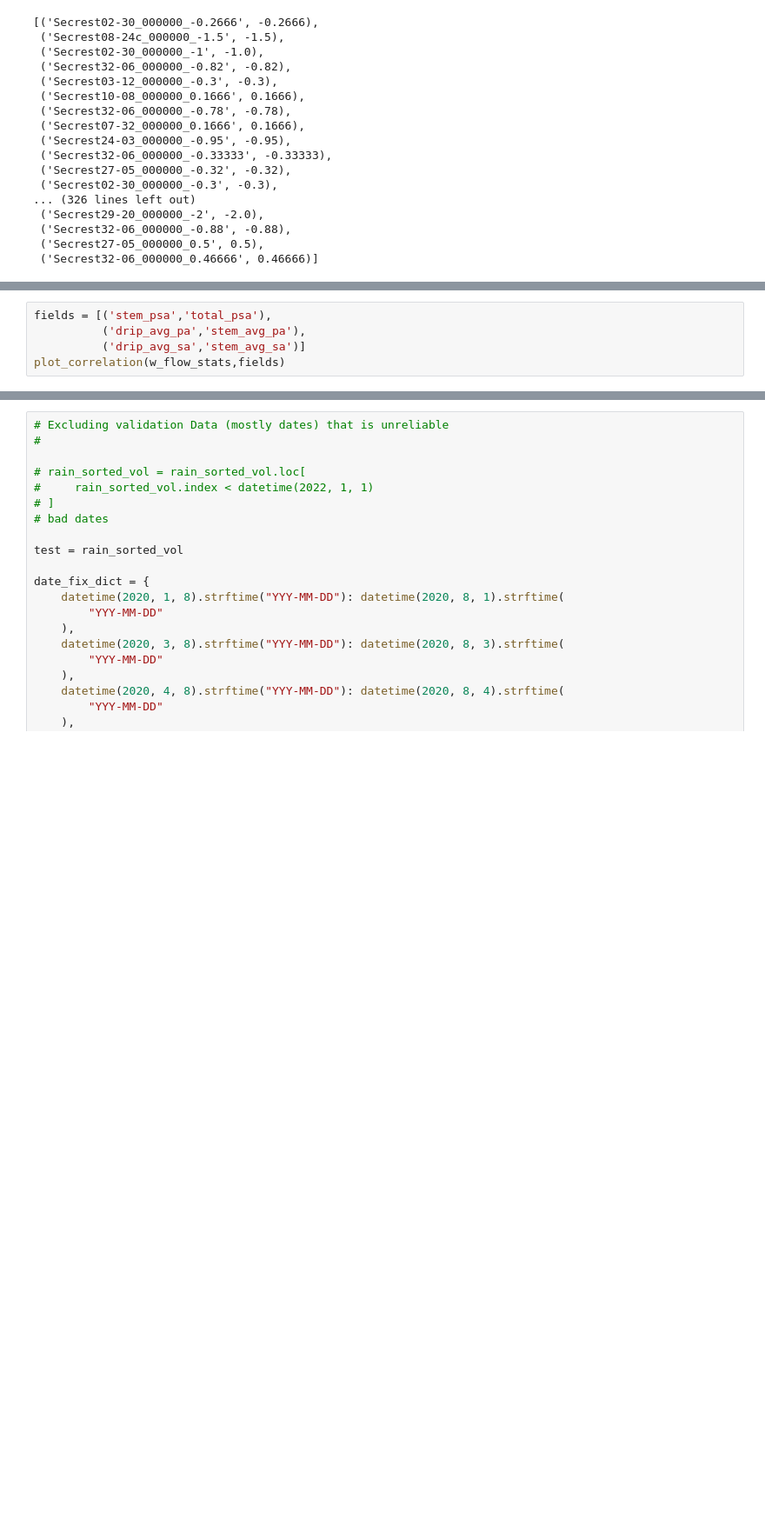
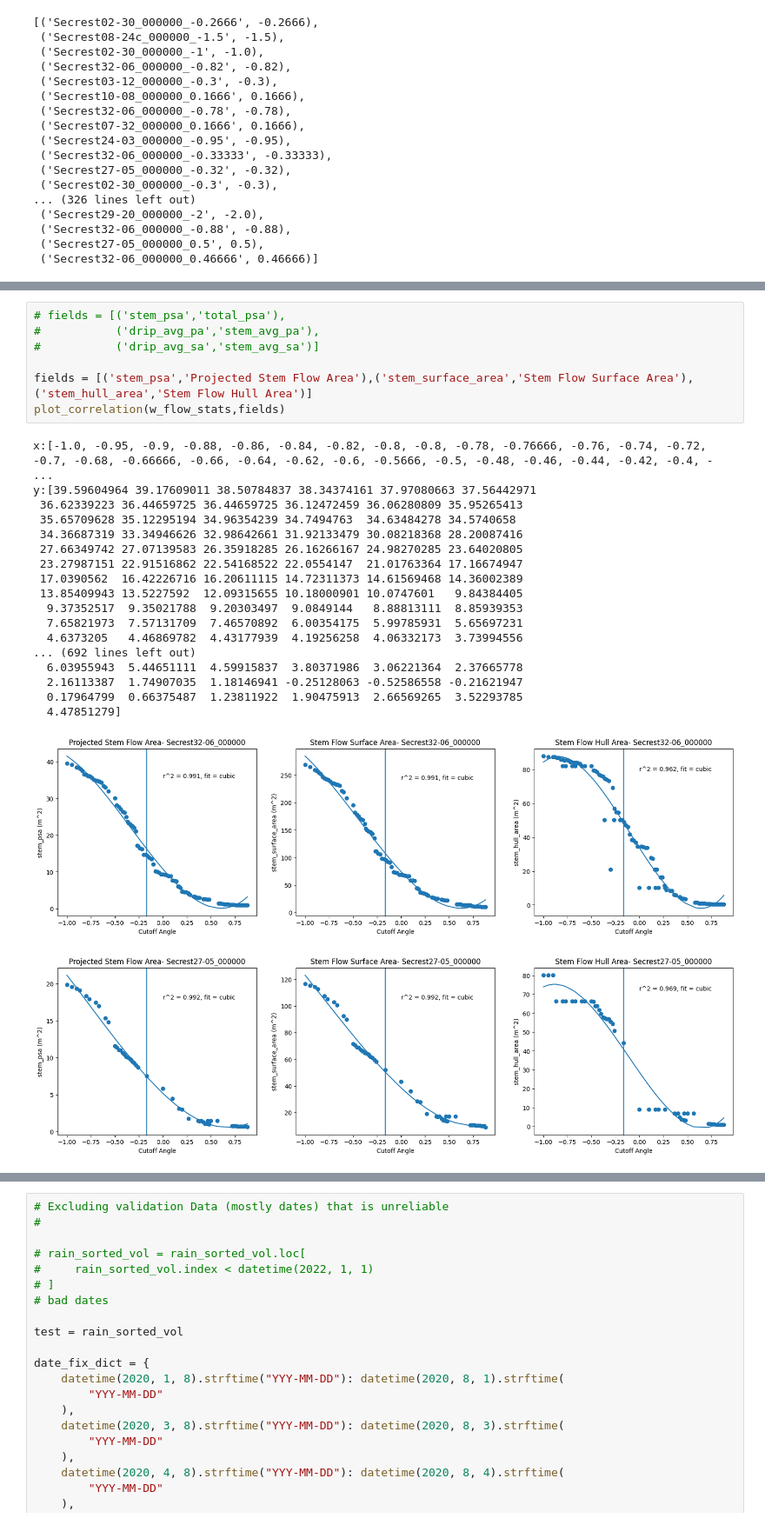
Before and after one commit to wischmcj/canopyHydrodynamics, a Jupyter notebook: scripts/sensitivity_analysis.ipynb, the cells around one changed output, grey strips where cells are left out. Shown at 87% size. Cells and saved outputs as stored; diff of their text form; blank space fills up the shorter version.

```diff
--- a/scripts/sensitivity_analysis.ipynb
+++ b/scripts/sensitivity_analysis.ipynb
@@ -738,5 +754,27 @@ r2 did not convergename 'find_fit_func' is not defined
 # %%
-fields = [('stem_psa','total_psa'),
-          ('drip_avg_pa','stem_avg_pa'),
-          ('drip_avg_sa','stem_avg_sa')]
+# fields = [('stem_psa','total_psa'),
+#           ('drip_avg_pa','stem_avg_pa'),
+#           ('drip_avg_sa','stem_avg_sa')]
+
+fields = [('stem_psa','Projected Stem Flow Area'),('stem_surface_area','Stem Flow Surface Area'),('stem_hull_area','Stem Flow Hull Area')]
 plot_correlation(w_flow_stats,fields)
+# %% [output]
+x:[-1.0, -0.95, -0.9, -0.88, -0.86, -0.84, -0.82, -0.8, -0.8, -0.78, -0.76666, -0.76, -0.74, -0.72, -0.7, -0.68, -0.66666, -0.66, -0.64, -0.62, -0.6, -0.5666, -0.5, -0.48, -0.46, -0.44, -0.42, -0.4, - ...
+y:[39.59604964 39.17609011 38.50784837 38.34374161 37.97080663 37.56442971
+ 36.62339223 36.44659725 36.44659725 36.12472459 36.06280809 35.95265413
+ 35.65709628 35.12295194 34.96354239 34.7494763  34.63484278 34.5740658
+ 34.36687319 33.34946626 32.98642661 31.92133479 30.08218368 28.20087416
+ 27.66349742 27.07139583 26.35918285 26.16266167 24.98270285 23.64020805
+ 23.27987151 22.91516862 22.54168522 22.0554147  21.01763364 17.16674947
+ 17.0390562  16.42226716 16.20611115 14.72311373 14.61569468 14.36002389
+ 13.85409943 13.5227592  12.09315655 10.18000901 10.0747601   9.84384405
+  9.37352517  9.35021788  9.20303497  9.0849144   8.88813111  8.85939353
+  7.65821973  7.57131709  7.46570892  6.00354175  5.99785931  5.65697231
+  4.6373205   4.46869782  4.43177939  4.19256258  4.06332173  3.73994556
+... (692 lines left out)
+  6.03955943  5.44651111  4.59915837  3.80371986  3.06221364  2.37665778
+  2.16113387  1.74907035  1.18146941 -0.25128063 -0.52586558 -0.21621947
+  0.17964799  0.66375487  1.23811922  1.90475913  2.66569265  3.52293785
+  4.47851279]
+[figure, added]
+[figure, added]
```
Also changed, not shown: parts of 25 cells of this notebook, 2 other files.
